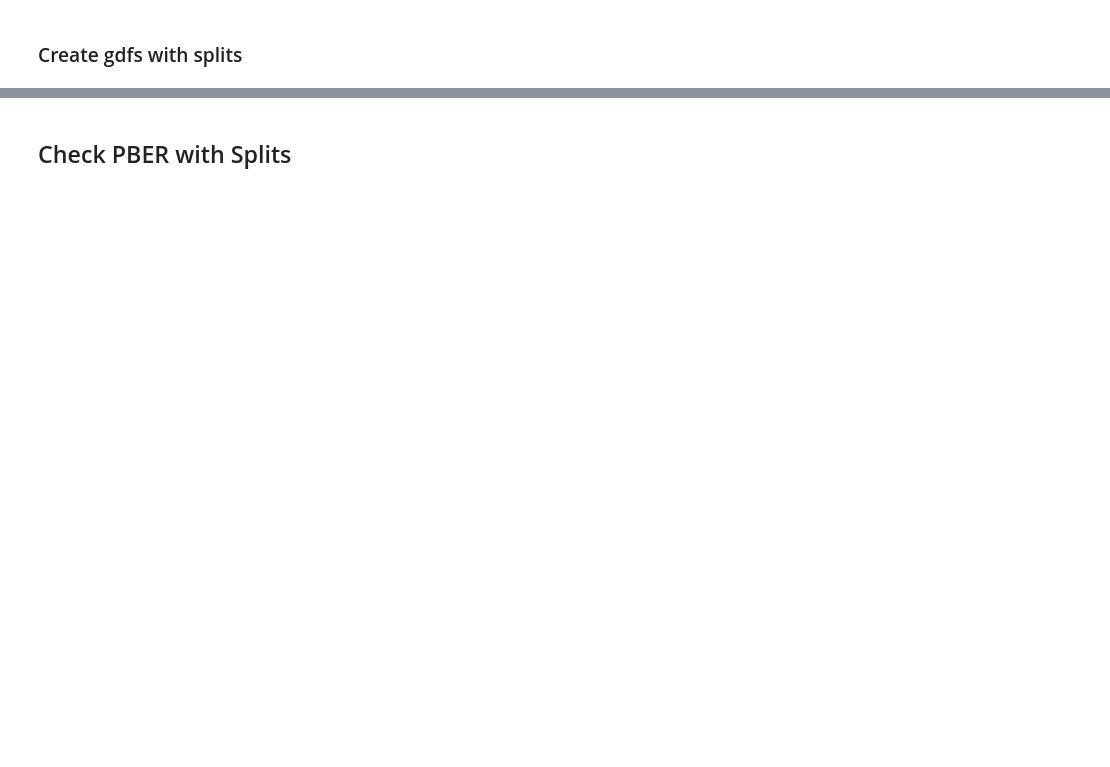
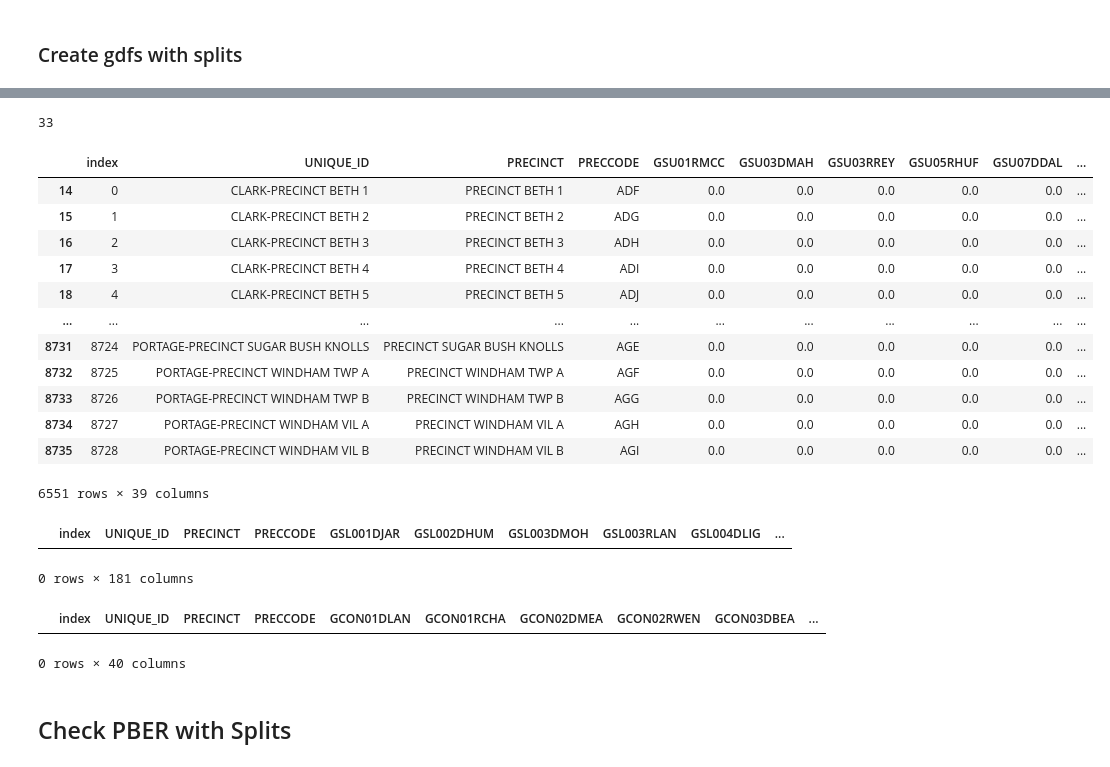
Before and after one commit to nonpartisan-redistricting-datahub/pber_collection, a Jupyter notebook: OH/2022/oh_boundaries_prec_matching.ipynb, the cells around one changed output, grey strips where cells are left out. Drawn from its saved outputs; the diff is of its cells as text; code cells hidden in the pictures; blank space fills up the shorter version.

```diff
--- a/OH/2022/oh_boundaries_prec_matching.ipynb
+++ b/OH/2022/oh_boundaries_prec_matching.ipynb
@@ -1545,3 +1439,33 @@ cong_elections_df[cong_elections_df["CONG_DIST"]==0]
+# %%
+len(su_shp["DISTRICT"].unique())
+# %% [output]
+33
+# %%
+su_elections_df[su_elections_df["SU_DIST"]==0]
+# %% [output]
+|  | index | UNIQUE_ID | PRECINCT | PRECCODE | GSU01RMCC | GSU03DMAH | GSU03RREY | GSU05RHUF | GSU07DDAL | ... |
+| 14 | 0 | CLARK-PRECINCT BETH 1 | PRECINCT BETH 1 | ADF | 0.0 | 0.0 | 0.0 | 0.0 | 0.0 | ... |
+| 15 | 1 | CLARK-PRECINCT BETH 2 | PRECINCT BETH 2 | ADG | 0.0 | 0.0 | 0.0 | 0.0 | 0.0 | ... |
+| 16 | 2 | CLARK-PRECINCT BETH 3 | PRECINCT BETH 3 | ADH | 0.0 | 0.0 | 0.0 | 0.0 | 0.0 | ... |
+| 17 | 3 | CLARK-PRECINCT BETH 4 | PRECINCT BETH 4 | ADI | 0.0 | 0.0 | 0.0 | 0.0 | 0.0 | ... |
+| 18 | 4 | CLARK-PRECINCT BETH 5 | PRECINCT BETH 5 | ADJ | 0.0 | 0.0 | 0.0 | 0.0 | 0.0 | ... |
+| ... | ... | ... | ... | ... | ... | ... | ... | ... | ... | ... |
+| 8731 | 8724 | PORTAGE-PRECINCT SUGAR BUSH KNOLLS | PRECINCT SUGAR BUSH KNOLLS | AGE | 0.0 | 0.0 | 0.0 | 0.0 | 0.0 | ... |
+| 8732 | 8725 | PORTAGE-PRECINCT WINDHAM TWP A | PRECINCT WINDHAM TWP A | AGF | 0.0 | 0.0 | 0.0 | 0.0 | 0.0 | ... |
+| 8733 | 8726 | PORTAGE-PRECINCT WINDHAM TWP B | PRECINCT WINDHAM TWP B | AGG | 0.0 | 0.0 | 0.0 | 0.0 | 0.0 | ... |
+| 8734 | 8727 | PORTAGE-PRECINCT WINDHAM VIL A | PRECINCT WINDHAM VIL A | AGH | 0.0 | 0.0 | 0.0 | 0.0 | 0.0 | ... |
+| 8735 | 8728 | PORTAGE-PRECINCT WINDHAM VIL B | PRECINCT WINDHAM VIL B | AGI | 0.0 | 0.0 | 0.0 | 0.0 | 0.0 | ... |
+6551 rows × 39 columns
+# %%
+sl_elections_df[sl_elections_df["SL_DIST"]==0]
+# %% [output]
+|  | index | UNIQUE_ID | PRECINCT | PRECCODE | GSL001DJAR | GSL002DHUM | GSL003DMOH | GSL003RLAN | GSL004DLIG | ... |
+0 rows × 181 columns
+# %%
+cong_elections_df[cong_elections_df["CONG_DIST"]==0]
+# %% [output]
+|  | index | UNIQUE_ID | PRECINCT | PRECCODE | GCON01DLAN | GCON01RCHA | GCON02DMEA | GCON02RWEN | GCON03DBEA | ... |
+0 rows × 40 columns
 # %%
 #Clean NA DIST Assignments
 cleaned_cong_gdf = clean_na_dist_assignments(cong_elections_df, cong_shp, "UNIQUE_ID", "CONG_DIST", "CONG_DIST")
```
Also changed, not shown: parts of 74 cells of this notebook.
